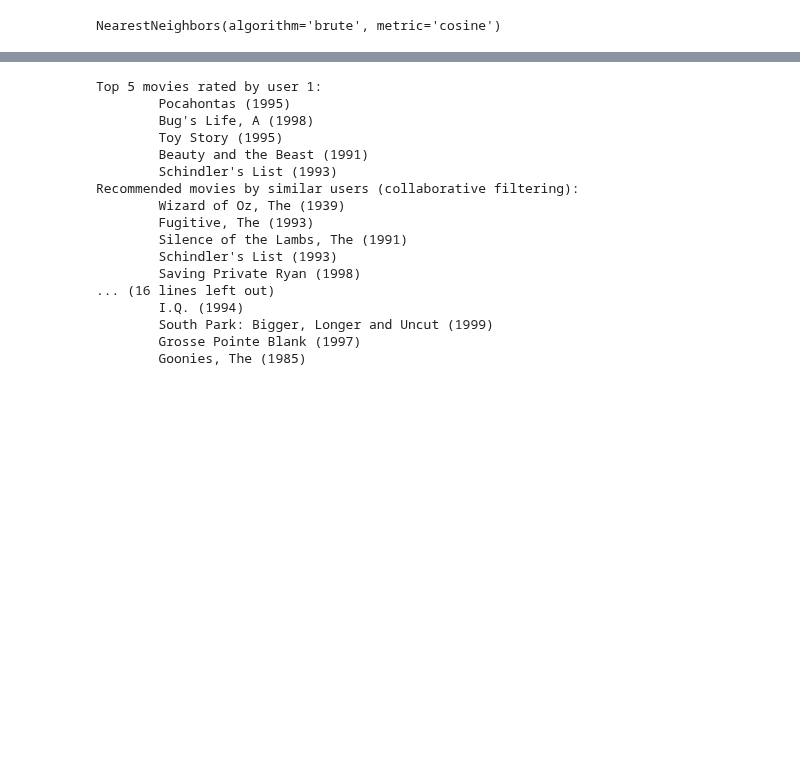
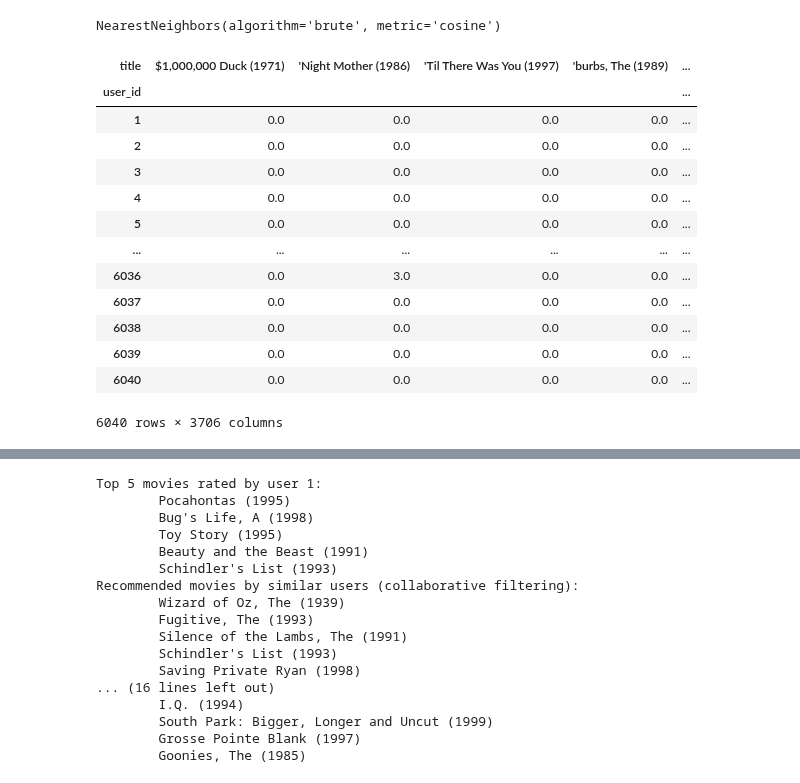
Before and after one commit to LazySiru/movieRecommendation, a Jupyter notebook: recommendationSystem/Recommendation.ipynb, the cells around one changed output, grey strips where cells are left out. Cells and saved outputs as stored; diff of their text form; code cells hidden in the pictures; blank space fills up the shorter version.

```diff
--- a/recommendationSystem/Recommendation.ipynb
+++ b/recommendationSystem/Recommendation.ipynb
@@ -468,3 +474,20 @@ knn_cf = NearestNeighbors(metric='cosine', algorithm='brute')
 knn_cf.fit(user_item_csr)
 # %% [output]
 NearestNeighbors(algorithm='brute', metric='cosine')
+# %%
+user_item_matrix
+# %% [output]
+| title | $1,000,000 Duck (1971) | 'Night Mother (1986) | 'Til There Was You (1997) | 'burbs, The (1989) | ... |
+| user_id |  |  |  |  | ... |
+| 1 | 0.0 | 0.0 | 0.0 | 0.0 | ... |
+| 2 | 0.0 | 0.0 | 0.0 | 0.0 | ... |
+| 3 | 0.0 | 0.0 | 0.0 | 0.0 | ... |
+| 4 | 0.0 | 0.0 | 0.0 | 0.0 | ... |
+| 5 | 0.0 | 0.0 | 0.0 | 0.0 | ... |
+| ... | ... | ... | ... | ... | ... |
+| 6036 | 0.0 | 3.0 | 0.0 | 0.0 | ... |
+| 6037 | 0.0 | 0.0 | 0.0 | 0.0 | ... |
+| 6038 | 0.0 | 0.0 | 0.0 | 0.0 | ... |
+| 6039 | 0.0 | 0.0 | 0.0 | 0.0 | ... |
+| 6040 | 0.0 | 0.0 | 0.0 | 0.0 | ... |
+6040 rows × 3706 columns
```
Also changed, not shown: parts of 16 cells of this notebook.
